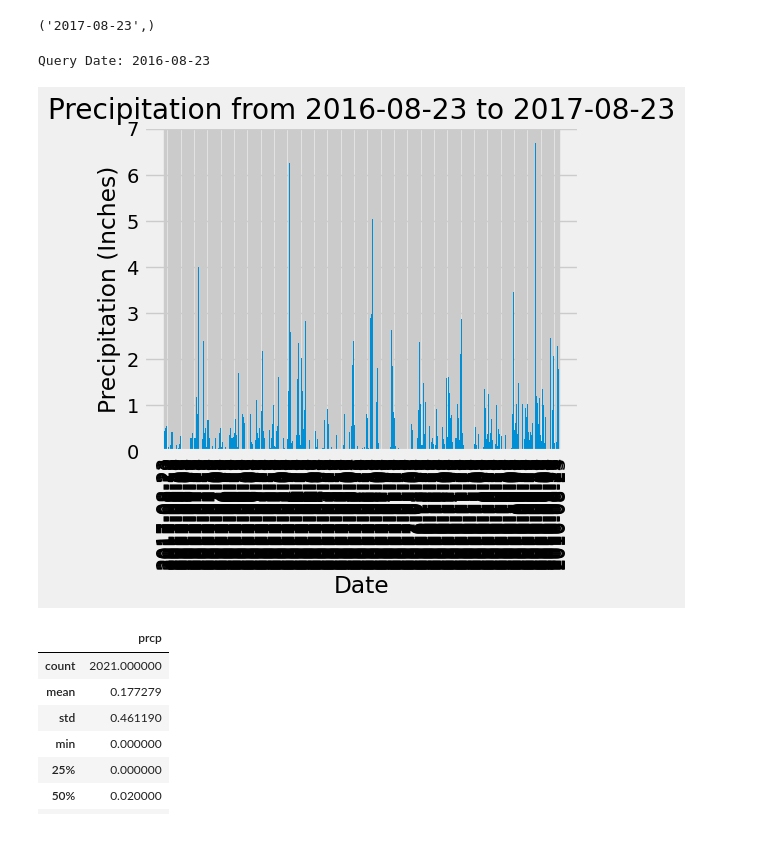
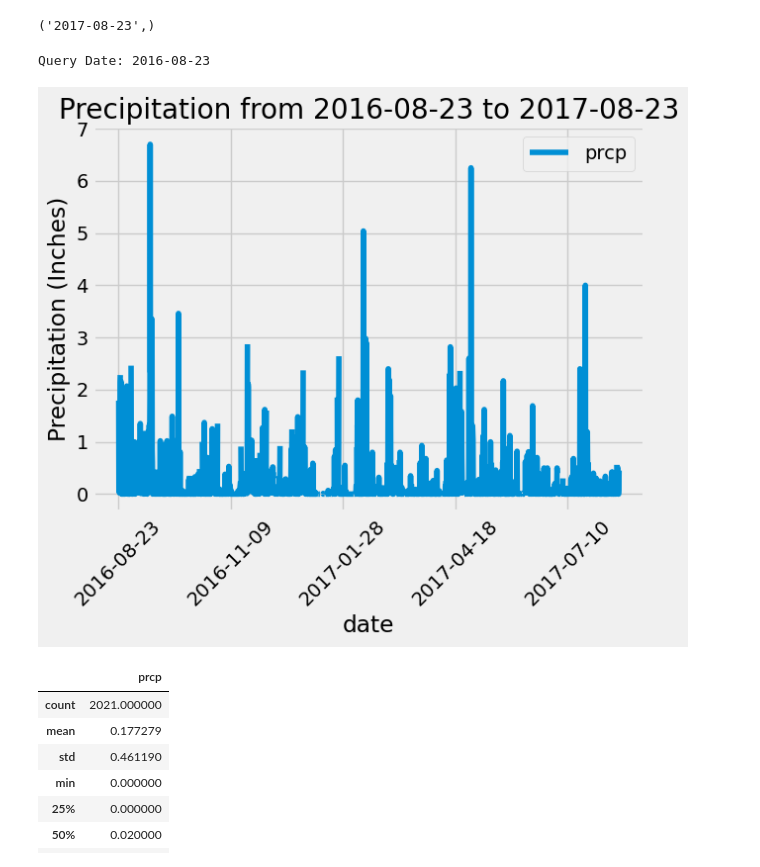
Before and after one commit to AAlbers341/sqlalchemy-challenge, a Jupyter notebook: SurfsUp/climate_starter.ipynb, the cells around one changed output. Cells and saved outputs as stored; diff of their text form; code cells hidden in the pictures; blank space fills up the shorter version.

```diff
--- a/SurfsUp/climate_starter.ipynb
+++ b/SurfsUp/climate_starter.ipynb
@@ -57,40 +57,34 @@ session.query(measurement.date).order_by(measurement.date.desc()).first()
 # %%
 # Design a query to retrieve the last 12 months of precipitation data and plot the results.
 # Starting from the most recent data point in the database.
 
 # Calculate the date one year from the last date in data set.
 # From most recent date substract in datetime format 365 to view 12 month precip
 query_date = dt.date(2017, 8, 23) - dt.timedelta(days=365)
 print("Query Date:", query_date)
 
 # Perform a query to retrieve the data and precipitation scores
 data = []
 twelve_month_precip = session.query(measurement.date, measurement.prcp).filter(measurement.date >= query_date).all()
 for row in twelve_month_precip:
     data.append(row)
 
 # Save the query results as a Pandas DataFrame. Explicitly set the column names
 query_results_df = pd.DataFrame(data, columns=['date','prcp'])
 
 # Sort the dataframe by date
-query_results_sorted = query_results_df.sort_values(by='date', ascending=False)
+query_results_sorted = query_results_df.sort_values(by='date', ascending=True)
+# query_results_sorted
 
 # # Use Pandas Plotting with Matplotlib to plot the data
-date = query_results_sorted['date']
-prcp = query_results_sorted['prcp']
-
-plt.figure(figsize=(5, 4))
-
-plt.bar(date, prcp)
-plt.xlabel('Date')
-plt.xticks(rotation=90)
-plt.ylabel('Precipitation (Inches)')
-plt.title('Precipitation from 2016-08-23 to 2017-08-23')
+query_results_sorted.plot(x = 'date', y = 'prcp', title='Precipitation from 2016-08-23 to 2017-08-23',
+                          ylabel='Precipitation (Inches)')
+plt.xticks(rotation=45)
 
 plt.show()
 # %% [output]
 Query Date: 2016-08-23
-[figure, old version]
+[figure, new version]
 # %%
 # Use Pandas to calculate the summary statistics for the precipitation data
 query_results_sorted.describe()
```
Also changed, not shown: parts of 1 cell of this notebook, 1 other file.
